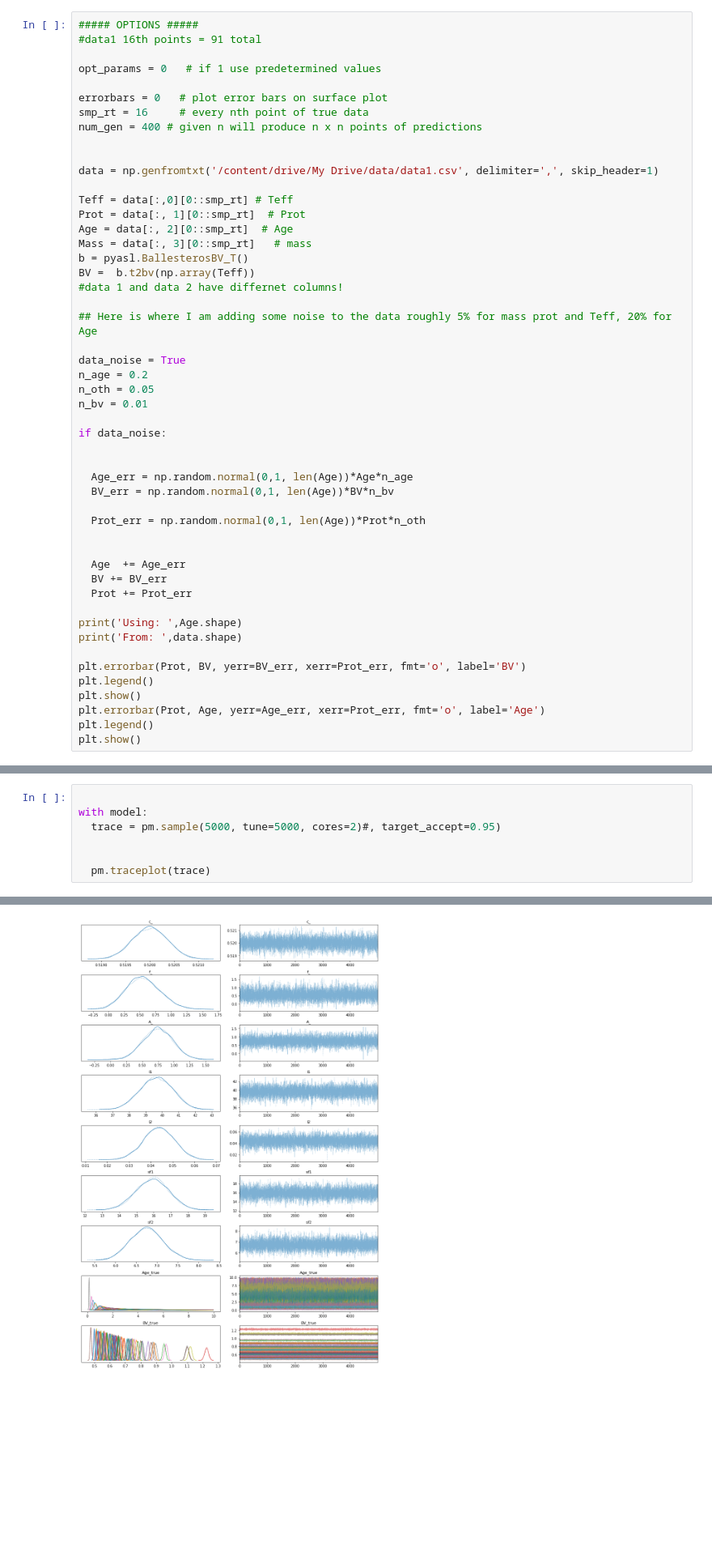
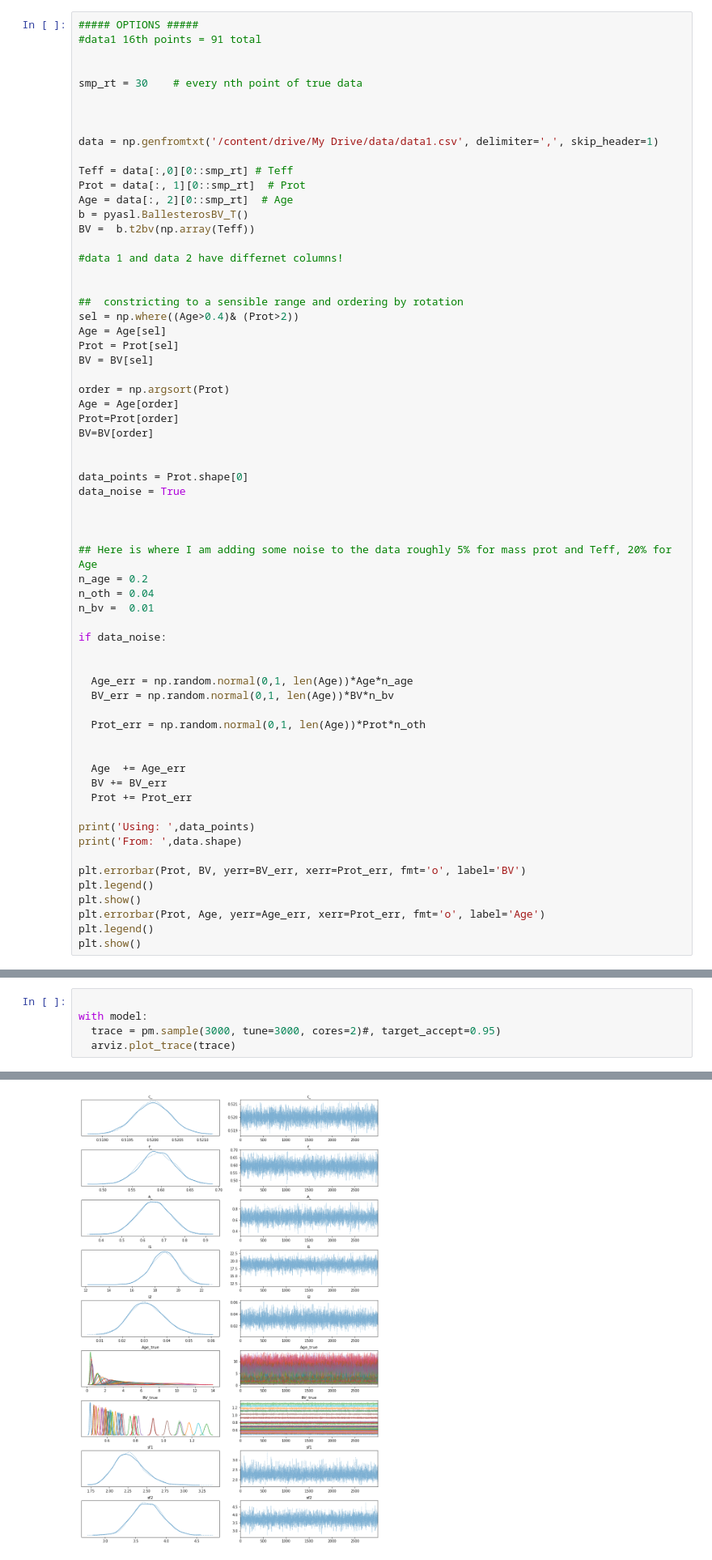
Before and after one commit to ni-phy/year4-project, a Jupyter notebook: Henry/3d_fitting.ipynb, the cells around one changed output, grey strips where cells are left out. Shown at 81% size. Cells and saved outputs as stored; diff of their text form; blank space fills up the shorter version.

Commit message:
Lots of improvements
Fixed noise estimates
Lots of bug fixes
It works now

```diff
--- a/Henry/3d_fitting.ipynb
+++ b/Henry/3d_fitting.ipynb
@@ -60,11 +61,9 @@ Running on PyMC3 v3.10.0
 ##### OPTIONS #####
 #data1 16th points = 91 total
 
-opt_params = 0   # if 1 use predetermined values
 
-errorbars = 0   # plot error bars on surface plot
-smp_rt = 16     # every nth point of true data
-num_gen = 400 # given n will produce n x n points of predictions
+smp_rt = 30    # every nth point of true data
+
 
 
 data = np.genfromtxt('/content/drive/My Drive/data/data1.csv', delimiter=',', skip_header=1)
@@ -72,17 +71,33 @@ data = np.genfromtxt('/content/drive/My Drive/data/data1.csv', delimiter=',', sk
 Teff = data[:,0][0::smp_rt] # Teff
 Prot = data[:, 1][0::smp_rt]  # Prot
 Age = data[:, 2][0::smp_rt]  # Age
-Mass = data[:, 3][0::smp_rt]   # mass
 b = pyasl.BallesterosBV_T()
 BV =  b.t2bv(np.array(Teff))
+
 #data 1 and data 2 have differnet columns!
 
+
+##  constricting to a sensible range and ordering by rotation
+sel = np.where((Age>0.4)& (Prot>2))
+Age = Age[sel]
+Prot = Prot[sel]
+BV = BV[sel]
+
+order = np.argsort(Prot)
+Age = Age[order]
+Prot=Prot[order]
+BV=BV[order]
+
+
+data_points = Prot.shape[0]
+data_noise = True
+
+
+
 ## Here is where I am adding some noise to the data roughly 5% for mass prot and Teff, 20% for Age
-
-data_noise = True
 n_age = 0.2
-n_oth = 0.05
-n_bv = 0.01
+n_oth = 0.04
+n_bv =  0.01
 
 if data_noise:
 
@@ -97,7 +112,7 @@ if data_noise:
   BV += BV_err
   Prot += Prot_err
 
-print('Using: ',Age.shape)
+print('Using: ',data_points)
 print('From: ',data.shape)
 
 plt.errorbar(Prot, BV, yerr=BV_err, xerr=Prot_err, fmt='o', label='BV')
@@ -196,10 +191,8 @@ with pm.Model() as model:
 # %%
 
 with model:
-  trace = pm.sample(5000, tune=5000, cores=2)#, target_accept=0.95)
-
-
-  pm.traceplot(trace)
+  trace = pm.sample(3000, tune=3000, cores=2)#, target_accept=0.95)
+  arviz.plot_trace(trace)
 # %% [output]
 WARNING (theano.tensor.blas): We did not find a dynamic library in the library_dir of the library we use for blas. If you use ATLAS, make sure to compile it with dynamics library.
 Auto-assigning NUTS sampler...
@@ -211,2 +204,2 @@ Sampling 2 chains for 5_000 tune and 5_000 draw iterations (10_000 + 10_000 draw
-[figure, old version]
+[figure, new version]
 # %%
```
Also changed, not shown: parts of 11 cells of this notebook.
